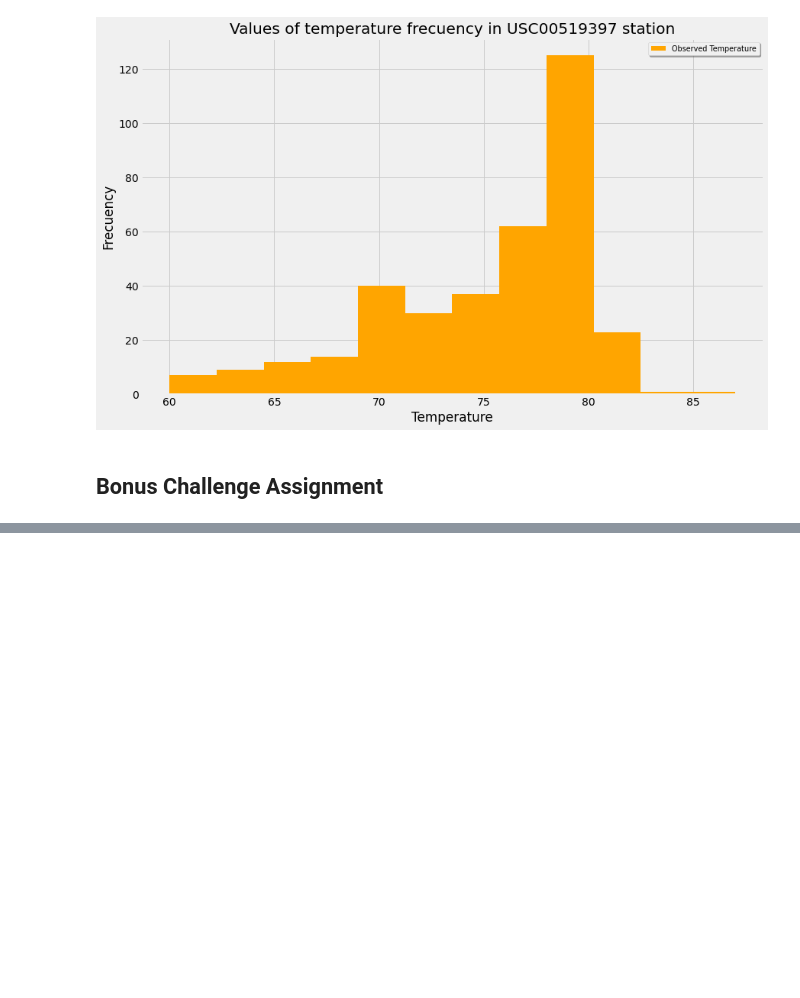
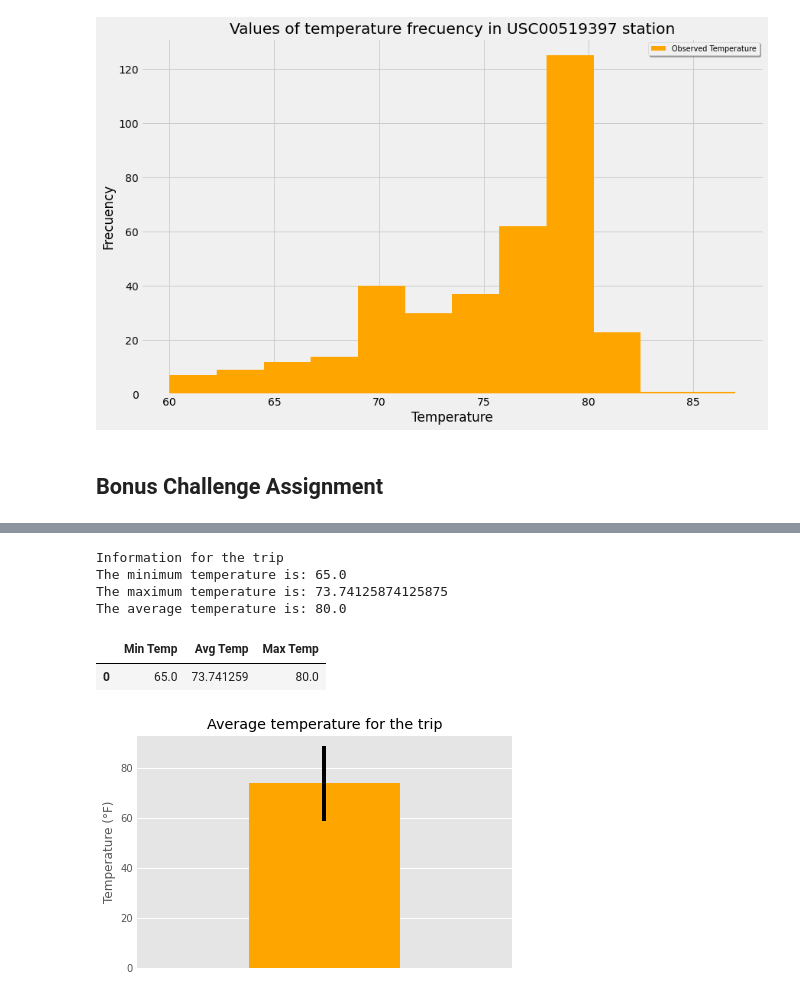
Before and after one commit to mariasierralizarazo/sqlalchemy-challenge, a Jupyter notebook: climate.ipynb, the cells around one changed output, grey strips where cells are left out. Cells and saved outputs as stored; diff of their text form; code cells hidden in the pictures; blank space fills up the shorter version.

Commit message:
Temperature analysis in the trip's dates and new plot

```diff
--- a/climate.ipynb
+++ b/climate.ipynb
@@ -270,11 +272,38 @@ print(calc_temps('2012-02-28', '2012-03-05'))
 # %%
 # Use your previous function `calc_temps` to calculate the tmin, tavg, and tmax
 # for your trip using the previous year's data for those same dates.
+trip_start = '2017-03-15'
+trip_end = '2017-04-06'
+
+trip_information = calc_temps(trip_start,trip_end)
+print('Information for the trip')
+print(f'The minimum temperature is: {trip_information[0][0]}')
+print(f'The maximum temperature is: {trip_information[0][1]}')
+print(f'The average temperature is: {trip_information[0][2]}')
+# %% [output]
+Information for the trip
+The minimum temperature is: 65.0
+The maximum temperature is: 73.74125874125875
+The average temperature is: 80.0
 # %%
 # Plot the results from your previous query as a bar chart.
 # Use "Trip Avg Temp" as your Title
 # Use the average temperature for the y value
 # Use the peak-to-peak (tmax-tmin) value as the y error bar (yerr)
+trip_information_df = pd.DataFrame()
+trip_information_df = pd.DataFrame(trip_information, columns=['Min Temp', 'Avg Temp', 'Max Temp'])
+plt.style.use('ggplot')
+plt.bar(1,trip_information[0][1], yerr = trip_information[0][2]-trip_information[0][0], color = 'orange')
+plt.title("Average temperature for the trip")
+plt.ylabel("Temperature (°F)")
+plt.xticks([])
+plt.xlim(0,2)
+plt.savefig("figures/AverageTemperature.png")
+trip_information_df
+# %% [output]
+|  | Min Temp | Avg Temp | Max Temp |
+| 0 | 65.0 | 73.741259 | 80.0 |
+[figure, added]
 # %%
 # Calculate the total amount of rainfall per weather station for your trip dates using the previous year's matching dates.
 # Sort this in descending order by precipitation amount and list the station, name, latitude, longitude, and elevation
```
Also changed, not shown: parts of 4 cells of this notebook.
